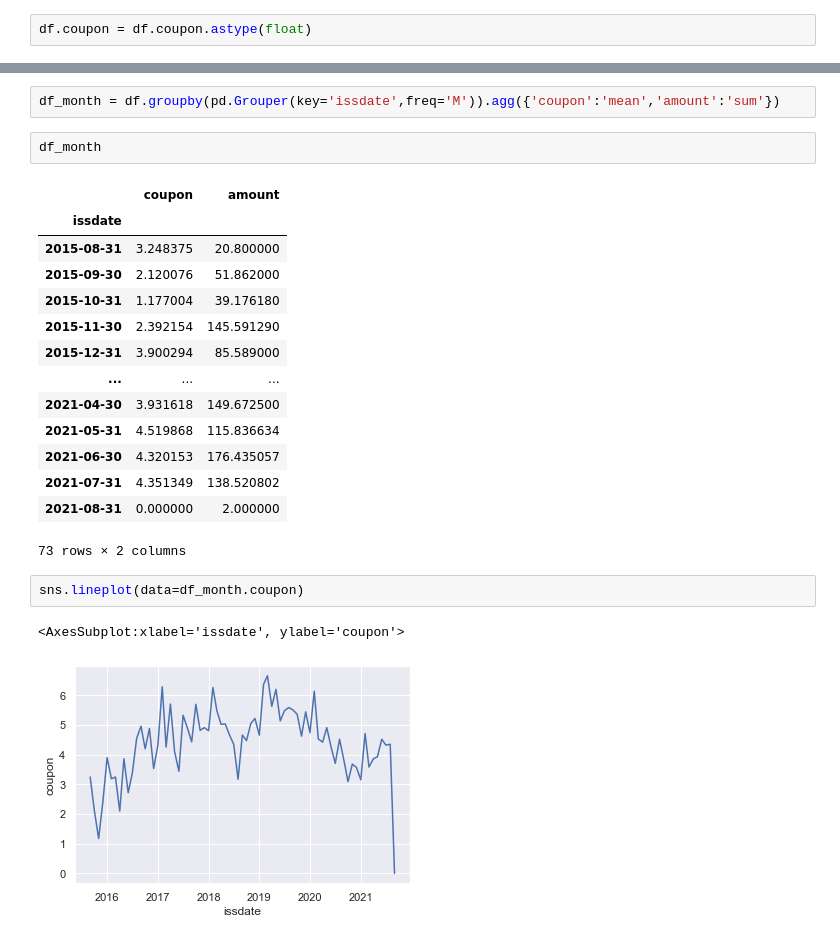
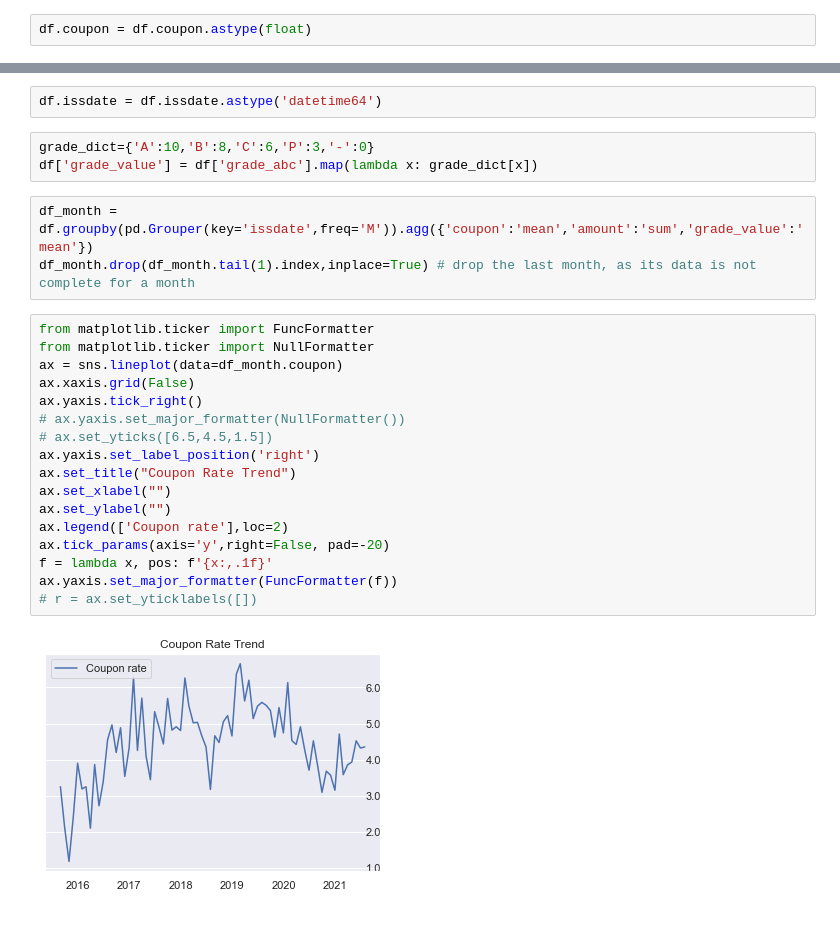
Before and after one commit to twospade/trade, a Jupyter notebook: bond.ipynb, the cells around one changed output, grey strips where cells are left out. Cells and saved outputs as stored; diff of their text form.

```diff
--- a/bond.ipynb
+++ b/bond.ipynb
@@ -173,24 +68,27 @@ df
+# %%
+df.issdate = df.issdate.astype('datetime64')
+# %%
+grade_dict={'A':10,'B':8,'C':6,'P':3,'-':0}
+df['grade_value'] = df['grade_abc'].map(lambda x: grade_dict[x])
 # %%
-df_month = df.groupby(pd.Grouper(key='issdate',freq='M')).agg({'coupon':'mean','amount':'sum'})
+df_month = df.groupby(pd.Grouper(key='issdate',freq='M')).agg({'coupon':'mean','amount':'sum','grade_value':'mean'})
+df_month.drop(df_month.tail(1).index,inplace=True) # drop the last month, as its data is not complete for a month
-# %%
-df_month
-# %% [output]
-|  | coupon | amount |
-| issdate |  |  |
-| 2015-08-31 | 3.248375 | 20.800000 |
-| 2015-09-30 | 2.120076 | 51.862000 |
-| 2015-10-31 | 1.177004 | 39.176180 |
-| 2015-11-30 | 2.392154 | 145.591290 |
-| 2015-12-31 | 3.900294 | 85.589000 |
-| ... | ... | ... |
-| 2021-04-30 | 3.931618 | 149.672500 |
-| 2021-05-31 | 4.519868 | 115.836634 |
-| 2021-06-30 | 4.320153 | 176.435057 |
-| 2021-07-31 | 4.351349 | 138.520802 |
-| 2021-08-31 | 0.000000 | 2.000000 |
-73 rows × 2 columns
-# %%
-sns.lineplot(data=df_month.coupon)
-# %% [output]
-<AxesSubplot:xlabel='issdate', ylabel='coupon'>
-[figure, removed]
+# %%
+from matplotlib.ticker import FuncFormatter
+from matplotlib.ticker import NullFormatter
+ax = sns.lineplot(data=df_month.coupon)
+ax.xaxis.grid(False)
+ax.yaxis.tick_right()
+# ax.yaxis.set_major_formatter(NullFormatter())
+# ax.set_yticks([6.5,4.5,1.5])
+ax.yaxis.set_label_position('right')
+ax.set_title("Coupon Rate Trend")
+ax.set_xlabel("")
+ax.set_ylabel("")
+ax.legend(['Coupon rate'],loc=2)
+ax.tick_params(axis='y',right=False, pad=-20)
+f = lambda x, pos: f'{x:,.1f}'
+ax.yaxis.set_major_formatter(FuncFormatter(f))
+# r = ax.set_yticklabels([])
+# %% [output]
+[figure, added]
```
Also changed, not shown: parts of 56 cells of this notebook.
